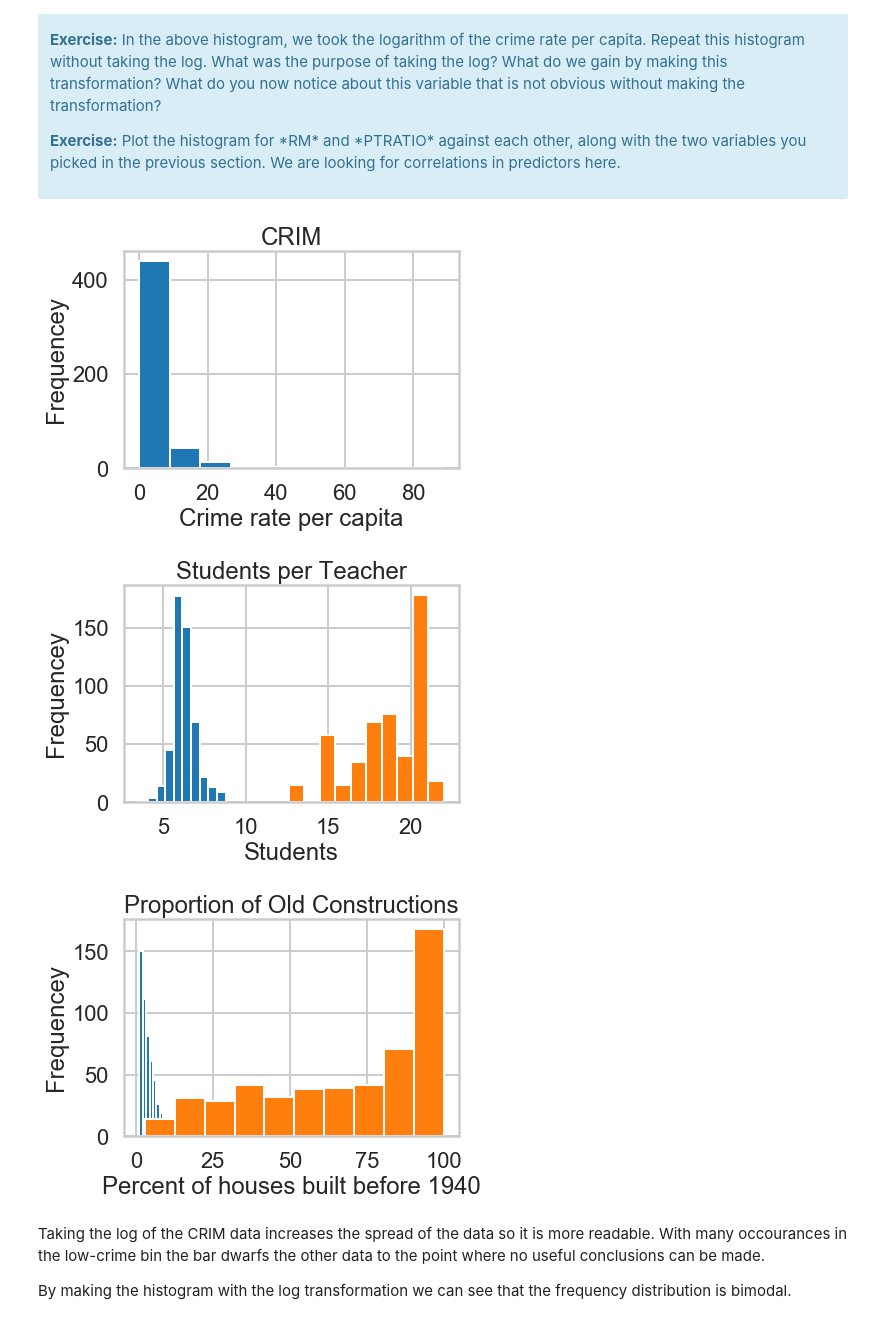
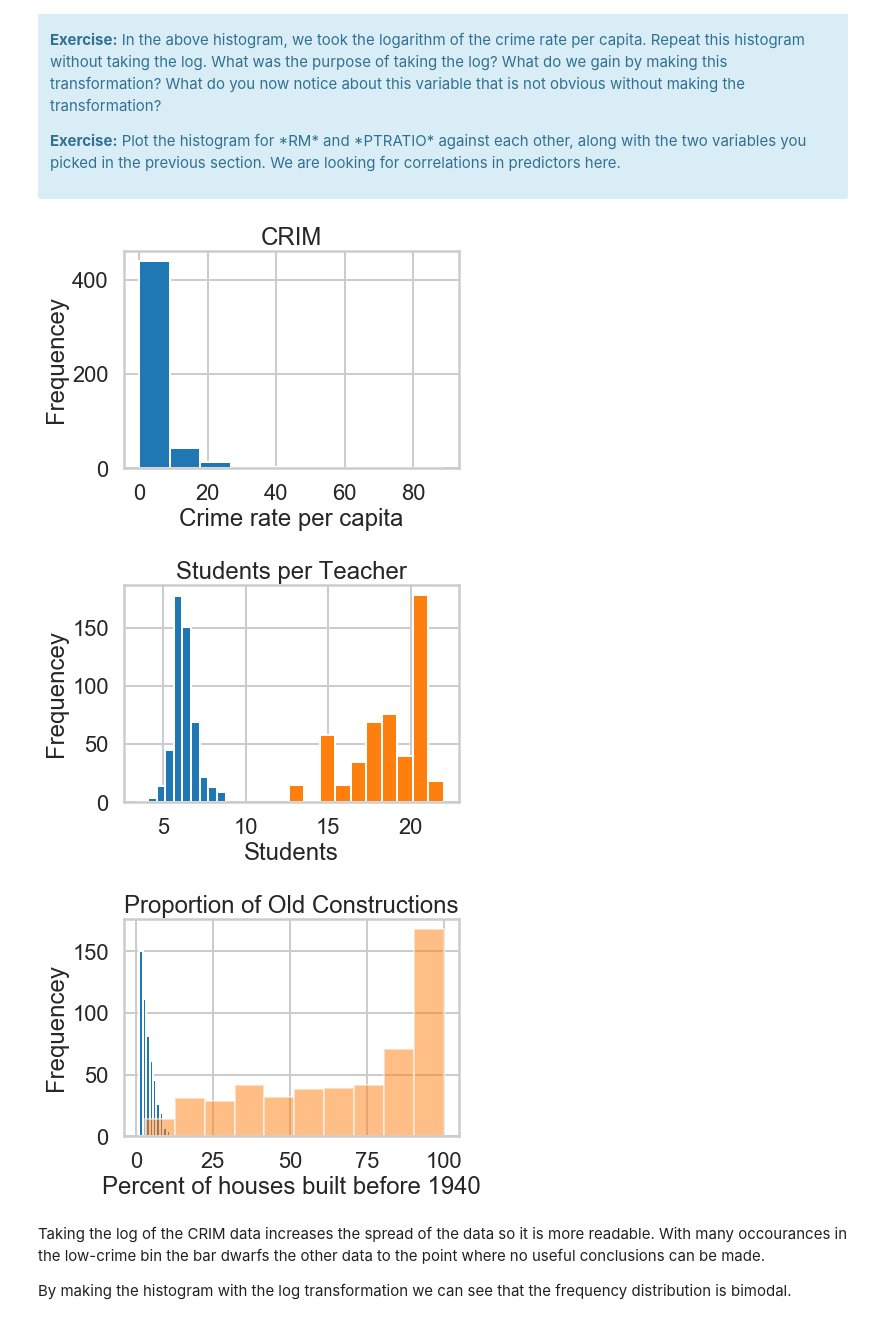
Before and after one commit to ABitNutty/Springboard, a Jupyter notebook: Mini_Project_Linear_Regression.ipynb, the cells around one changed output. Cells and saved outputs as stored; diff of their text form; code cells hidden in the pictures.

```diff
--- a/Mini_Project_Linear_Regression.ipynb
+++ b/Mini_Project_Linear_Regression.ipynb
@@ -355,35 +355,35 @@ plt.hist(bos.CRIM)
 plt.title("CRIM")
 plt.xlabel("Crime rate per capita")
 plt.ylabel("Frequencey")
 plt.show()
 
 plt.hist(bos.RM)
 plt.title('Average Rooms per Dwelling')
 plt.xlabel("Rooms")
 plt.ylabel("Frequencey")
 
 
 plt.hist(bos.PTRATIO)
 plt.title('Students per Teacher')
 plt.xlabel("Students")
 plt.ylabel("Frequencey")
 plt.show()
 
 plt.hist(bos.DIS)
 plt.title('Distance to Employment Centers')
 plt.xlabel("Students")
 plt.ylabel("Frequencey")
 
 
-plt.hist(bos.AGE)
+plt.hist(bos.AGE, alpha = .5)
 plt.title('Proportion of Old Constructions')
 plt.xlabel("Percent of houses built before 1940")
 plt.ylabel("Frequencey")
 plt.show()
 # %% [output]
 [figure]
 [figure]
-[figure, old version]
+[figure, new version]
 # %% [markdown]
 Taking the log of the CRIM data increases the spread of the data so it is more readable. With many occourances in the low-crime bin the bar dwarfs the other data to the point where no useful conclusions can be made.
 
```
Also changed, not shown: parts of 32 cells of this notebook.
